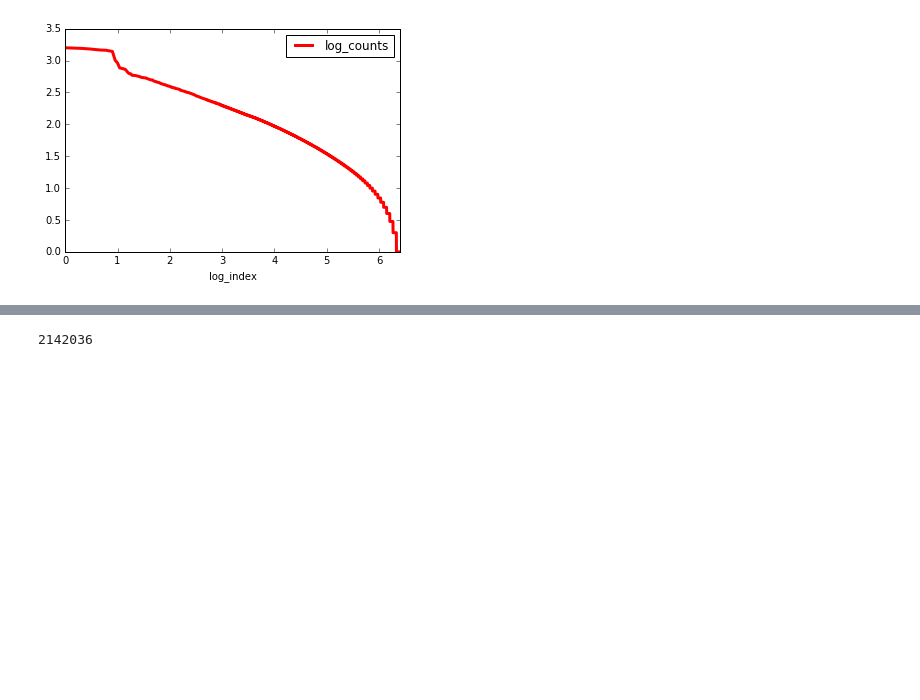
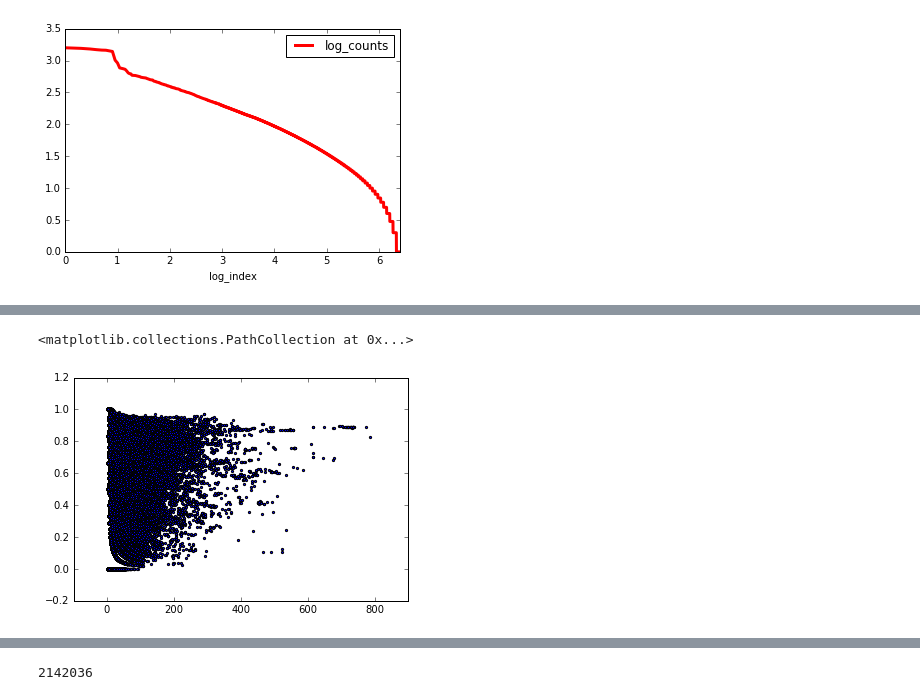
Before and after one commit to huxor/patents, a Jupyter notebook: nber_experiments.ipynb, the cells around one changed output, grey strips where cells are left out. Drawn from its saved outputs; the diff is of its cells as text; code cells hidden in the pictures; blank space fills up the shorter version.

```diff
--- a/nber_experiments.ipynb
+++ b/nber_experiments.ipynb
@@ -190,0 +220,5 @@ len(orig_gen_76_06_df)
+# %%
+plt.scatter(orig_gen_76_06_df.nciting,orig_gen_76_06_df.orig,marker='.')
+# %% [output]
+<matplotlib.collections.PathCollection at 0x...>
+[figure, added]
```
Also changed, not shown: parts of 122 cells of this notebook, 16 other files.
